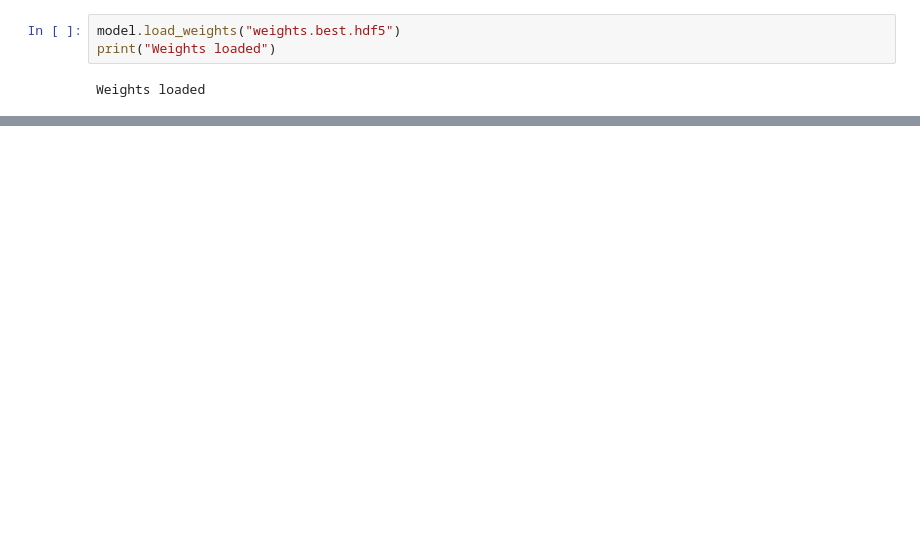
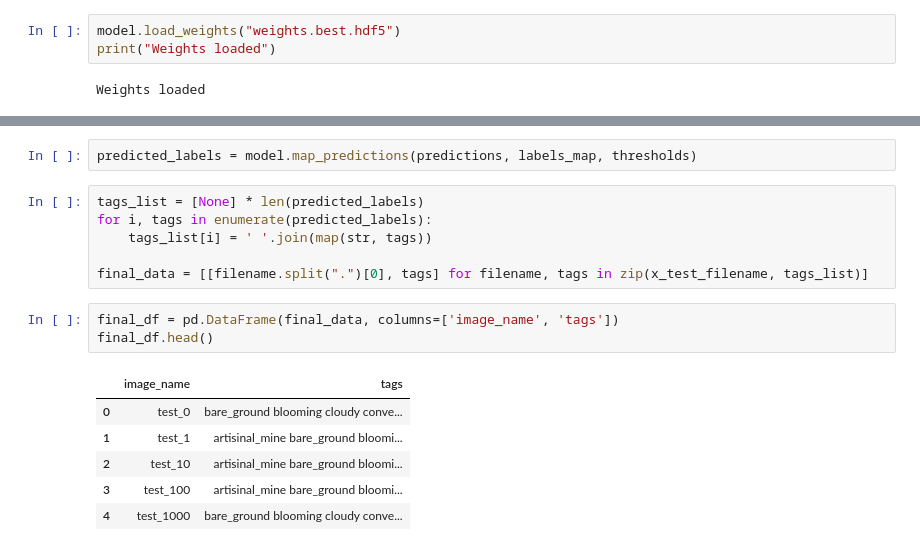
Before and after one commit to cortwave/amazon-planet, a Jupyter notebook: solution.ipynb, the cells around one changed output, grey strips where cells are left out. Saved outputs shown, nothing was run; the diff lists cells and outputs as text; blank space fills up the shorter version.

```diff
--- a/solution.ipynb
+++ b/solution.ipynb
@@ -82,0 +105,18 @@ NameError: name 'np' is not defined
+# %%
+predicted_labels = model.map_predictions(predictions, labels_map, thresholds)
+# %%
+tags_list = [None] * len(predicted_labels)
+for i, tags in enumerate(predicted_labels):
+    tags_list[i] = ' '.join(map(str, tags))
+
+final_data = [[filename.split(".")[0], tags] for filename, tags in zip(x_test_filename, tags_list)]
+# %%
+final_df = pd.DataFrame(final_data, columns=['image_name', 'tags'])
+final_df.head()
+# %% [output]
+|  | image_name | tags |
+| 0 | test_0 | bare_ground blooming cloudy conve... |
+| 1 | test_1 | artisinal_mine bare_ground bloomi... |
+| 2 | test_10 | artisinal_mine bare_ground bloomi... |
+| 3 | test_100 | artisinal_mine bare_ground bloomi... |
+| 4 | test_1000 | bare_ground blooming cloudy conve... |
```
Also changed, not shown: parts of 9 cells of this notebook, 3 other files.
